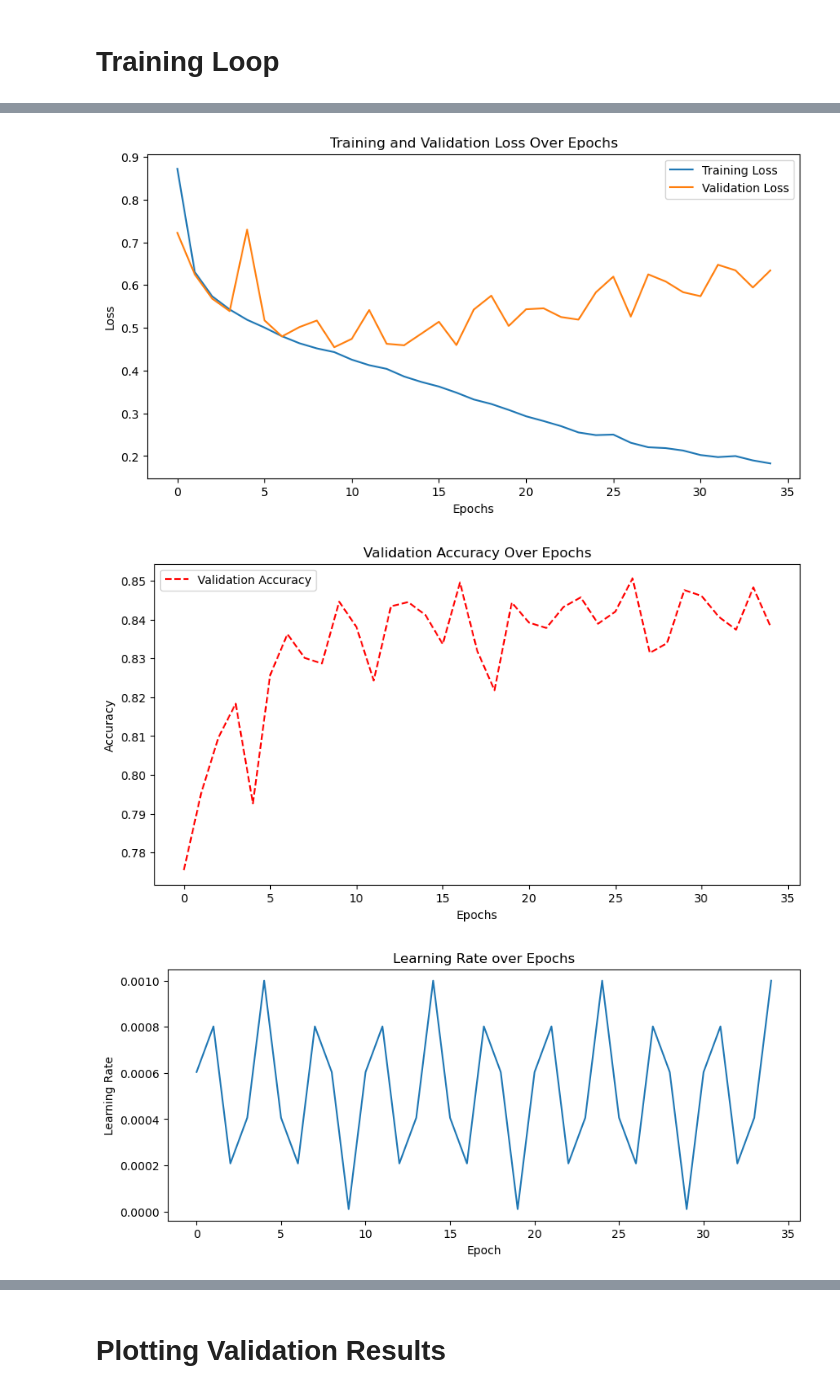
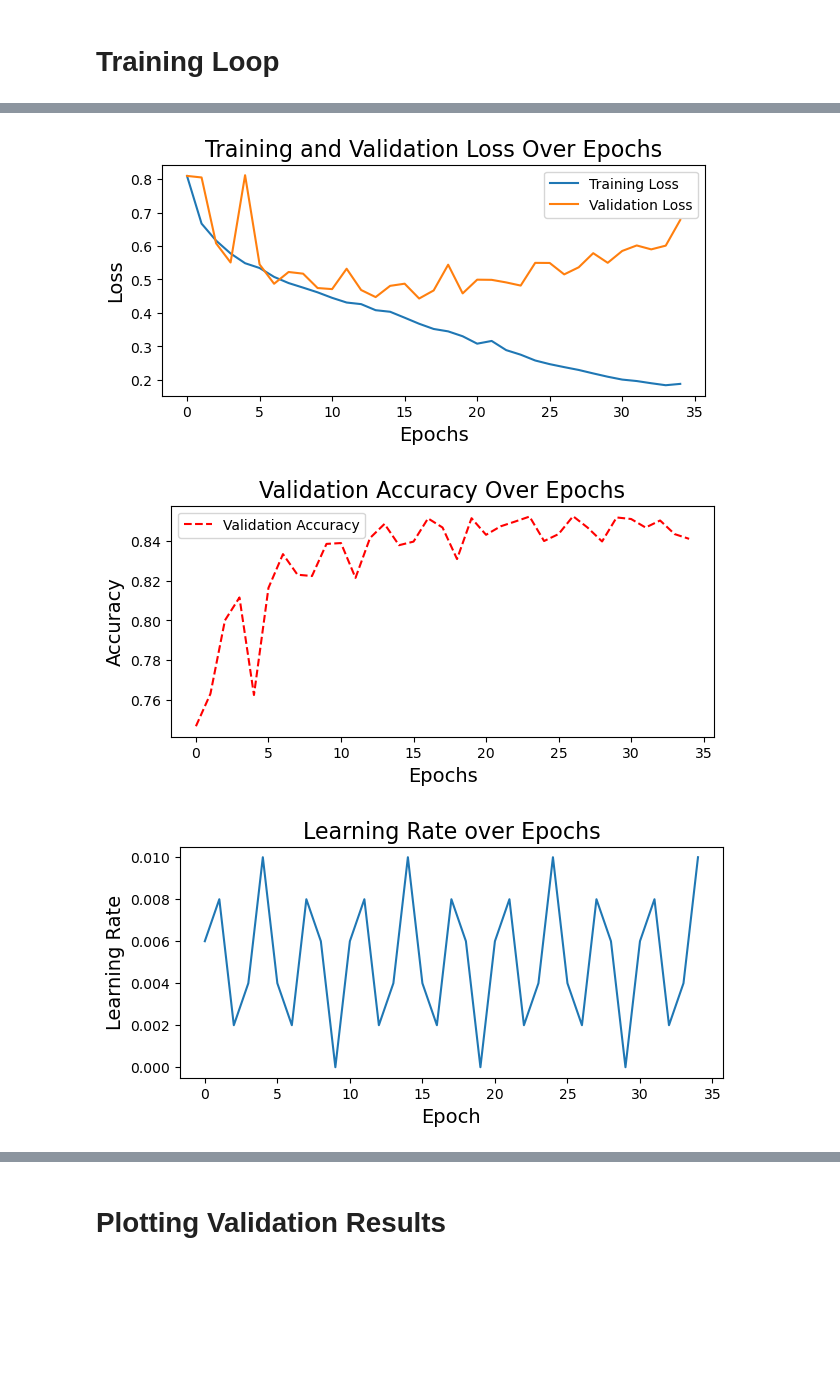
Before and after one commit to matzefit/AIBuildingFunctionPredicition, a Jupyter notebook: training.ipynb, the cells around one changed output, grey strips where cells are left out. Saved outputs shown, nothing was run; the diff lists cells and outputs as text; code cells hidden in the pictures; blank space fills up the shorter version.

Commit message:
UNet Resnet 200 Epochs, cosineannealingeverybatch

```diff
--- a/training.ipynb
+++ b/training.ipynb
@@ -279,10 +279,10 @@ criterion = nn.CrossEntropyLoss()  # Suitable for classification with multiple c
 # criterion = CombinedLoss(edge_weight=0.7, class_weight=1.0, num_classes=12, device=device)
 
 
-base_lr = 1e-5
-max_lr = 1e-3
+base_lr = 1e-6
+max_lr = 1e-2
 
-optimizer = AdamW(model.parameters(), lr=base_lr, weight_decay=1e-03)
+optimizer = AdamW(model.parameters(), lr=base_lr, weight_decay=1e-3)
 # scheduler = ExponentialLR(optimizer, gamma=0.9)
 # scheduler = ReduceLROnPlateau(optimizer, 'min', factor=0.1, patience=10, verbose=True)
 
@@ -561,44 +561,44 @@ torch.save(model.state_dict(), 'model-allEpochs.pth')
 #     learning_rates.append(scheduler.get_last_lr()[0])
 # %%
 # Plotting the Training and Validation Losses
-plt.figure(figsize=(10, 5))
+plt.figure(figsize=(7, 3))
 plt.plot(train_losses, label='Training Loss')
 plt.plot(val_losses, label='Validation Loss')
 # plt.xticks(range(num_epochs))  # Set x-ticks to be integer
-plt.xlabel('Epochs')
-plt.ylabel('Loss')
-plt.title('Training and Validation Loss Over Epochs')
+plt.xlabel('Epochs',fontsize=14)
+plt.ylabel('Loss',fontsize=14)
+plt.title('Training and Validation Loss Over Epochs', fontsize=16)
 plt.legend()
 plt.show()
 
 # Plotting Validation Accuracy
-plt.figure(figsize=(10, 5))
+plt.figure(figsize=(7, 3))
 plt.plot(val_accuracies, label='Validation Accuracy', linestyle='--', color='r')
 # plt.xticks(range(num_epochs))  # Set x-ticks to be integer
-plt.xlabel('Epochs')
-plt.ylabel('Accuracy')
-plt.title('Validation Accuracy Over Epochs')
+plt.xlabel('Epochs',fontsize=14)
+plt.ylabel('Accuracy',fontsize=14)
+plt.title('Validation Accuracy Over Epochs',fontsize=16)
 plt.legend()
 plt.show()
 
 # Plotting the learning rate
-plt.figure(figsize=(10, 4))
+plt.figure(figsize=(7, 3))
 plt.plot( learning_rates)
-plt.xlabel('Epoch')
-plt.ylabel('Learning Rate')
-plt.title('Learning Rate over Epochs')
+plt.xlabel('Epoch',fontsize=14)
+plt.ylabel('Learning Rate',fontsize=14)
+plt.title('Learning Rate over Epochs',fontsize=16)
 # plt.grid(True)
 plt.show()
 
 # Plotting the learning rate
-plt.figure(figsize=(10, 4))
+plt.figure(figsize=(7, 3))
 plt.plot( val_ious)
-plt.xlabel('Epoch')
-plt.ylabel('Validation IoU')
-plt.title('IoU over Epochs')
+plt.xlabel('Epoch',fontsize=14)
+plt.ylabel('Validation IoU',fontsize=14)
+plt.title('IoU over Epochs',fontsize=16)
 # plt.grid(True)
 plt.show()
 # %% [output]
-[figure, old version]
+[figure, new version]
-[figure, old version]
+[figure, new version]
-[figure, old version]
+[figure, new version]
```
Also changed, not shown: parts of 5 cells of this notebook, 2 other files.
